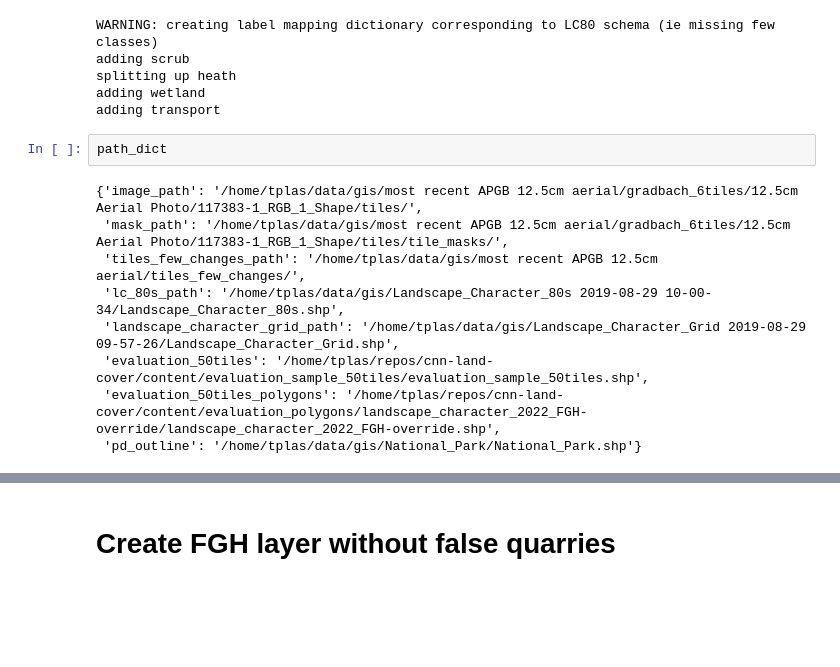
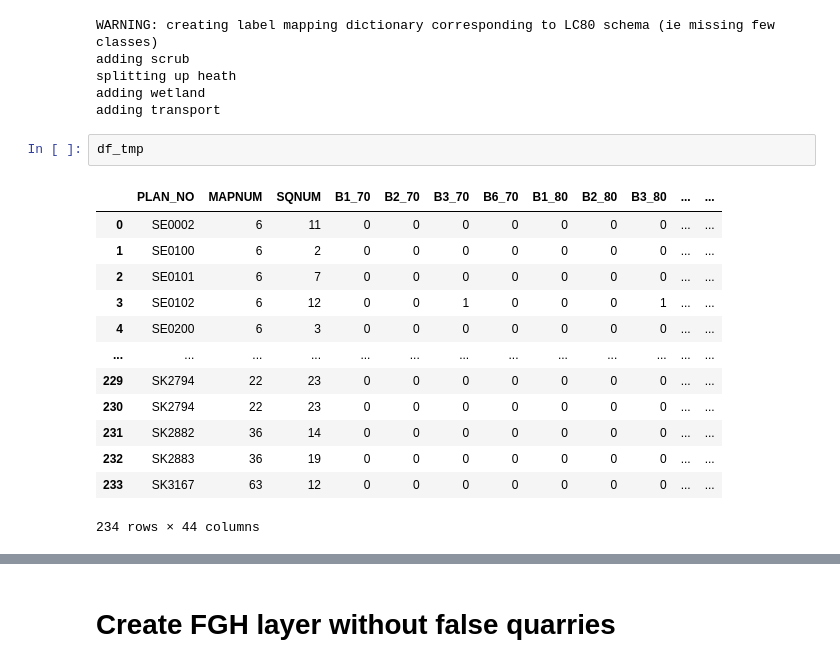
Before and after one commit to pdnpa/cnn-land-cover, a Jupyter notebook: notebooks/Create grids for merger.ipynb, the cells around one changed output, grey strips where cells are left out. Saved outputs shown, nothing was run; the diff lists cells and outputs as text; blank space fills up the shorter version.

```diff
--- a/notebooks/Create grids for merger.ipynb
+++ b/notebooks/Create grids for merger.ipynb
@@ -21,14 +21,19 @@ adding scrub
 splitting up heath
 adding wetland
 adding transport
-# %%
-path_dict
-# %% [output]
-{'image_path': '/home/tplas/data/gis/most recent APGB 12.5cm aerial/gradbach_6tiles/12.5cm Aerial Photo/117383-1_RGB_1_Shape/tiles/',
- 'mask_path': '/home/tplas/data/gis/most recent APGB 12.5cm aerial/gradbach_6tiles/12.5cm Aerial Photo/117383-1_RGB_1_Shape/tiles/tile_masks/',
- 'tiles_few_changes_path': '/home/tplas/data/gis/most recent APGB 12.5cm aerial/tiles_few_changes/',
- 'lc_80s_path': '/home/tplas/data/gis/Landscape_Character_80s 2019-08-29 10-00-34/Landscape_Character_80s.shp',
- 'landscape_character_grid_path': '/home/tplas/data/gis/Landscape_Character_Grid 2019-08-29 09-57-26/Landscape_Character_Grid.shp',
- 'evaluation_50tiles': '/home/tplas/repos/cnn-land-cover/content/evaluation_sample_50tiles/evaluation_sample_50tiles.shp',
- 'evaluation_50tiles_polygons': '/home/tplas/repos/cnn-land-cover/content/evaluation_polygons/landscape_character_2022_FGH-override/landscape_character_2022_FGH-override.shp',
- 'pd_outline': '/home/tplas/data/gis/National_Park/National_Park.shp'}
+# %%
+df_tmp
+# %% [output]
+|  | PLAN_NO | MAPNUM | SQNUM | B1_70 | B2_70 | B3_70 | B6_70 | B1_80 | B2_80 | B3_80 | ... | ... |
+| 0 | SE0002 | 6 | 11 | 0 | 0 | 0 | 0 | 0 | 0 | 0 | ... | ... |
+| 1 | SE0100 | 6 | 2 | 0 | 0 | 0 | 0 | 0 | 0 | 0 | ... | ... |
+| 2 | SE0101 | 6 | 7 | 0 | 0 | 0 | 0 | 0 | 0 | 0 | ... | ... |
+| 3 | SE0102 | 6 | 12 | 0 | 0 | 1 | 0 | 0 | 0 | 1 | ... | ... |
+| 4 | SE0200 | 6 | 3 | 0 | 0 | 0 | 0 | 0 | 0 | 0 | ... | ... |
+| ... | ... | ... | ... | ... | ... | ... | ... | ... | ... | ... | ... | ... |
+| 229 | SK2794 | 22 | 23 | 0 | 0 | 0 | 0 | 0 | 0 | 0 | ... | ... |
+| 230 | SK2794 | 22 | 23 | 0 | 0 | 0 | 0 | 0 | 0 | 0 | ... | ... |
+| 231 | SK2882 | 36 | 14 | 0 | 0 | 0 | 0 | 0 | 0 | 0 | ... | ... |
+| 232 | SK2883 | 36 | 19 | 0 | 0 | 0 | 0 | 0 | 0 | 0 | ... | ... |
+| 233 | SK3167 | 63 | 12 | 0 | 0 | 0 | 0 | 0 | 0 | 0 | ... | ... |
+234 rows × 44 columns
```
Also changed, not shown: parts of 4 cells of this notebook, 5 other files.
